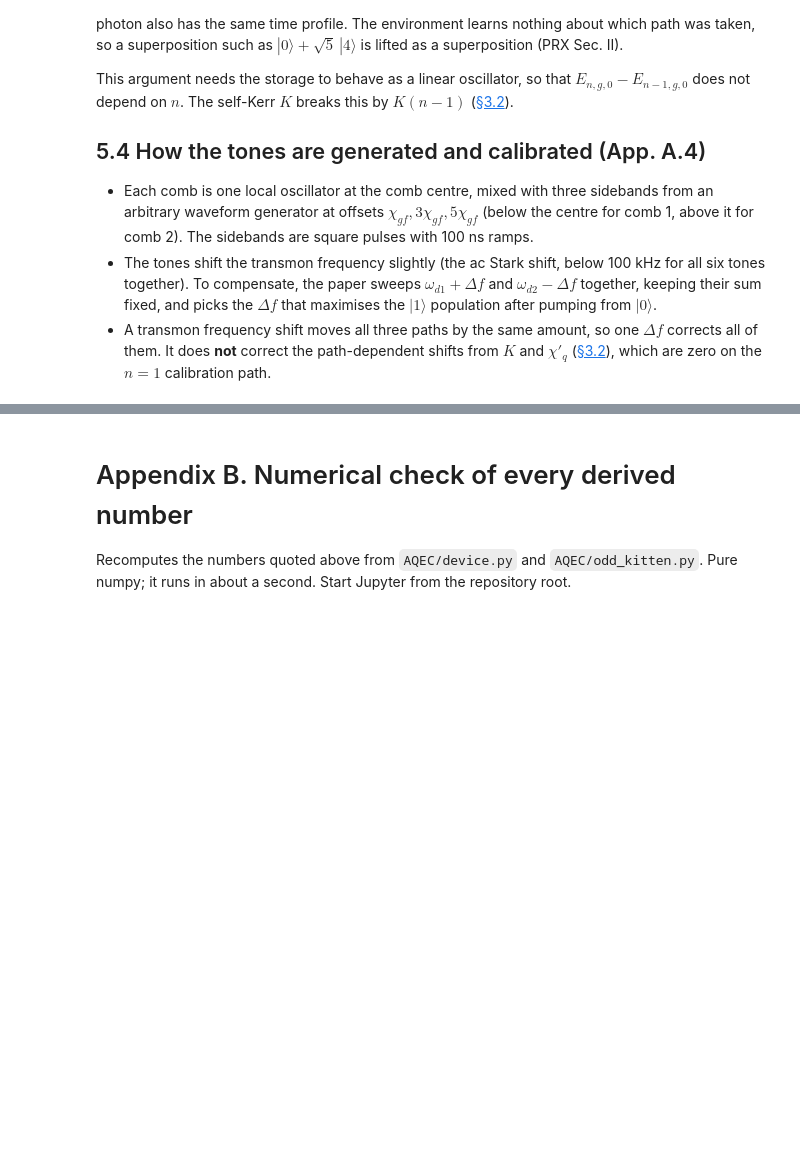
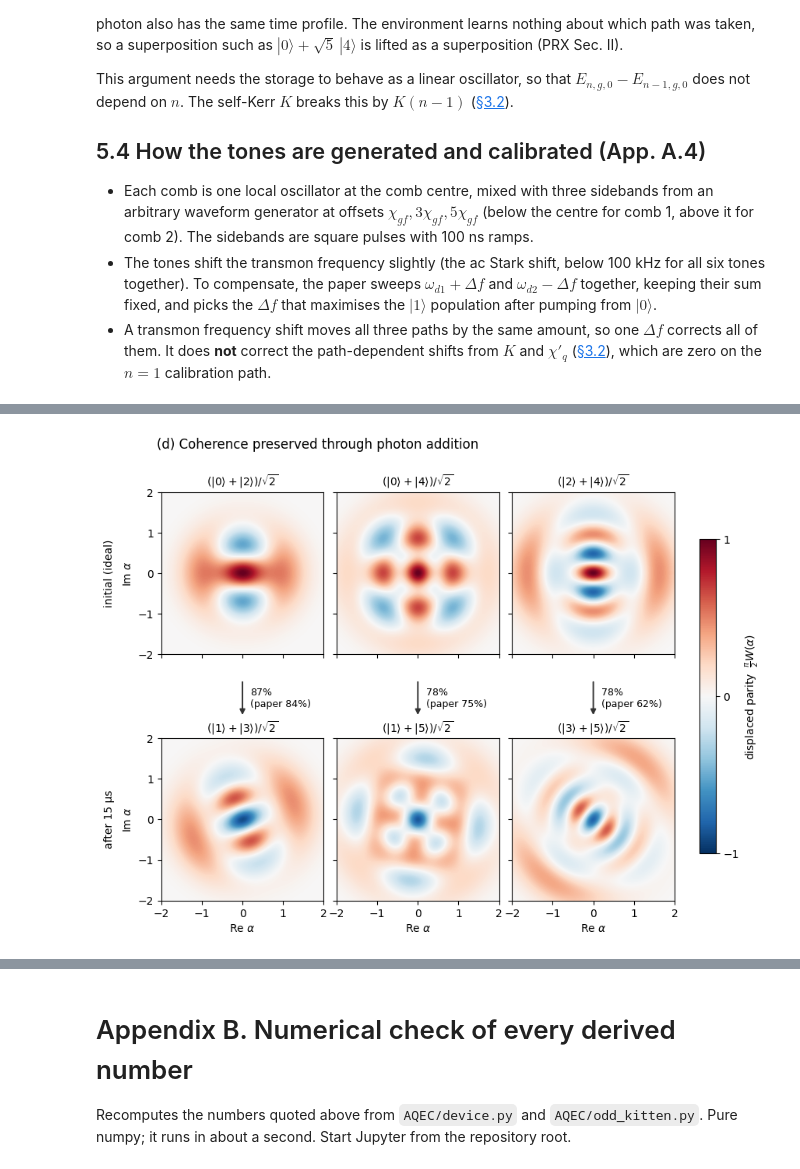
Before and after one commit to curiousCATla/Qubit-Drive-GRAPE, a Jupyter notebook: aqec_experiments.ipynb, the cells around one changed output, grey strips where cells are left out. Cells and saved outputs as stored; diff of their text form; code cells hidden in the pictures; blank space fills up the shorter version.

```diff
--- a/aqec_experiments.ipynb
+++ b/aqec_experiments.ipynb
@@ -659,0 +1094,19 @@ uncorrected encoding (Sec. III).
+# %%
+# Fig. 2(d) numbers: coherence preservation factor |rho_{m+1,n+1}(15 us)| / |rho_{mn}(0)|
+PAPER_COH = {(0, 2): 0.84, (0, 4): 0.75, (2, 4): 0.62}
+fig2d = {
+    "frame (i)":              me.simulate_fig2d(frame="i"),
+    "frame (ii)":             me.simulate_fig2d(),                 # used for Figure 3
+    "frame (ii), six tones":  me.simulate_fig2d(six_tones=True),
+}
+pairs = list(PAPER_COH)
+label = lambda p: f"|{p[0]}>+|{p[1]}>"
+print(f"{'coherence factor (all + K, chi_q)':34s}" + "".join(f"{label(p):>16s}" for p in pairs))
+print(f"{'paper (Fig. 2d)':34s}" + "".join(f"{PAPER_COH[p]:>16.2f}" for p in pairs))
+for name, res in fig2d.items():
+    print(f"{name:34s}" + "".join(f"{res[p]['coherence']:>16.3f}" for p in pairs))
+print(f"\n{'phase of rho_(m+1,n+1), frame (ii)':34s}" +
+      "".join(f"{fig2d['frame (ii)'][p]['phase']:>+13.2f} rad" for p in pairs))
+print(f"{'populations m+1 / n+1, frame (ii)':34s}" +
+      "".join(f"{res_p['rho'][p[0] + 1, p[0] + 1].real:>9.3f} /{res_p['rho'][p[1] + 1, p[1] + 1].real:.3f}"
+              for p, res_p in fig2d["frame (ii)"].items()))
@@ -659,0 +1122,36 @@ uncorrected encoding (Sec. III).
+# %%
+# Fig. 2(d): Wigner functions before (ideal) and after 15 us of PReSPA (frame ii, + K, chi'_q)
+xv = np.linspace(-2.0, 2.0, 201)
+ket_tex = lambda m, n: rf"$(|{m}\rangle + |{n}\rangle)/\sqrt{{2}}$"
+fig, axes = plt.subplots(2, 3, figsize=(10.5, 7.0), sharex=True, sharey=True,
+                         gridspec_kw=dict(hspace=0.42, wspace=0.08))
+for k, (m, n) in enumerate(pairs):
+    res = fig2d["frame (ii)"][(m, n)]
+    for row_i, (rho, title) in enumerate([(res["rho0"], ket_tex(m, n)),
+                                          (res["rho"], ket_tex(m + 1, n + 1))]):
+        ax = axes[row_i, k]
+        im = ax.imshow(parity(rho, xv, xv), extent=(-2, 2, -2, 2), origin="lower",
+                       cmap="RdBu_r", vmin=-1, vmax=1, interpolation="bilinear")
+        ax.set_title(title, fontsize=10)
+        ax.set_xticks([-2, -1, 0, 1, 2])
+        ax.set_yticks([-2, -1, 0, 1, 2])
+    axes[1, k].annotate("", xy=(0.5, 1.13), xytext=(0.5, 1.36), xycoords="axes fraction",
+                        arrowprops=dict(arrowstyle="-|>", color="0.2", lw=1.4))
+    axes[1, k].text(0.55, 1.245, f"{100 * res['coherence']:.0f}%\n(paper {100 * PAPER_COH[(m, n)]:.0f}%)",
+                    transform=axes[1, k].transAxes, fontsize=9, va="center")
+for ax in axes[1]:
+    ax.set_xlabel(r"Re $\alpha$")
+for ax in axes[:, 0]:
+    ax.set_ylabel(r"Im $\alpha$")
+axes[0, 0].text(-0.32, 0.5, "initial (ideal)", transform=axes[0, 0].transAxes, rotation=90,
+                va="center", ha="center", fontsize=10)
+axes[1, 0].text(-0.32, 0.5, "after 15 μs", transform=axes[1, 0].transAxes, rotation=90,
+                va="center", ha="center", fontsize=10)
+cb = fig.colorbar(im, ax=axes, shrink=0.75, pad=0.04, ticks=[-1, 0, 1])
+cb.set_label(r"displaced parity  $\frac{\pi}{2}W(\alpha)$")
+fig.suptitle("(d) Coherence preserved through photon addition", x=0.12, ha="left", y=0.97)
+fig.savefig("figures/aqec_fig2d.pdf", bbox_inches="tight")
+fig.savefig("figures/aqec_fig2d.png", dpi=200, bbox_inches="tight")
+plt.show()
+# %% [output]
+[figure, added]
```
Also changed, not shown: parts of 17 cells of this notebook, 29 other files.
